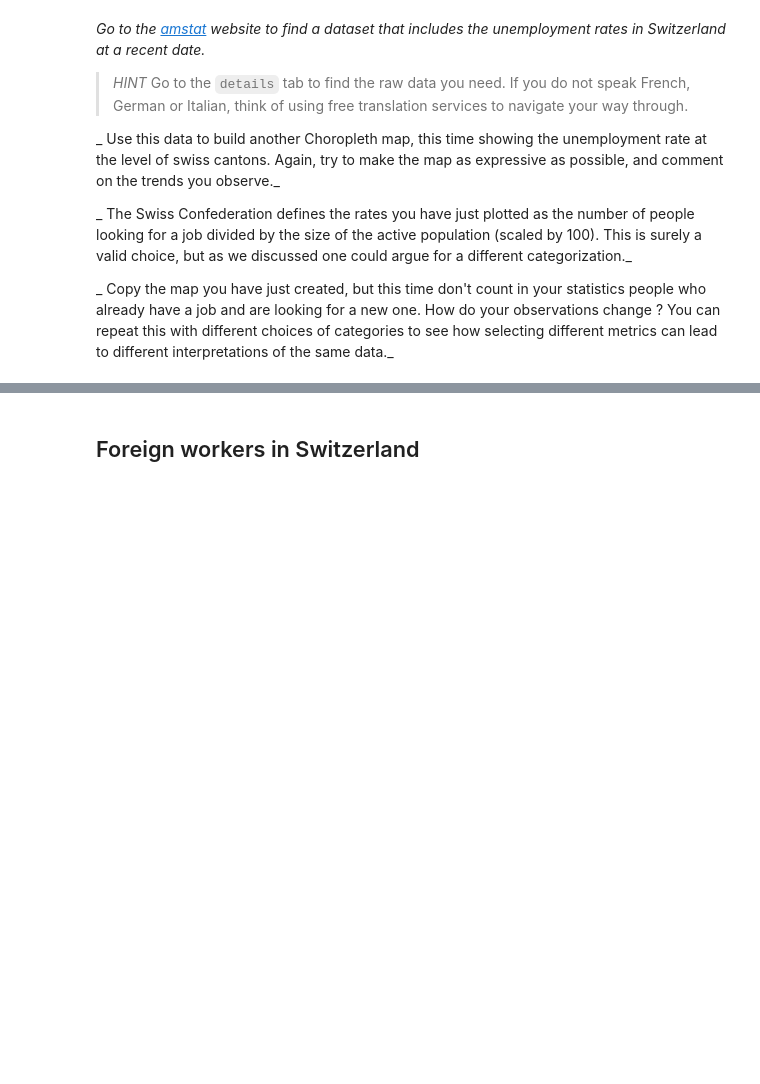
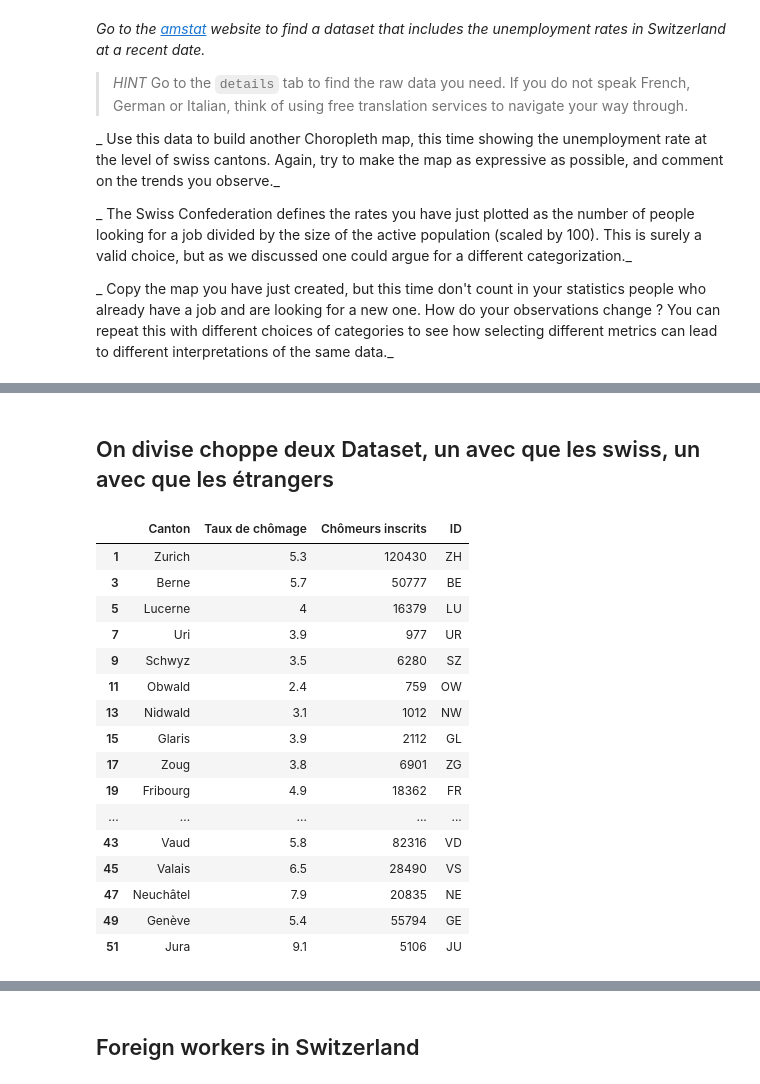
Before and after one commit to julied20/ada-2017, a Jupyter notebook: Homeworks/Homework03/Homework03.ipynb, the cells around one changed output, grey strips where cells are left out. Cells and saved outputs as stored; diff of their text form; code cells hidden in the pictures; blank space fills up the shorter version.

```diff
--- a/Homeworks/Homework03/Homework03.ipynb
+++ b/Homeworks/Homework03/Homework03.ipynb
@@ -167,0 +146,4 @@ canton_ID
+# %%
+TXT_PATH = 'data/question_2_3/swiss_unemployment.txt'
+switzerland_df = pd.read_table(TXT_PATH, ',')
+switzerland_df.head()
@@ -167,0 +158,18 @@ canton_ID
+# %%
+# Cleaning
+switzerland_df = switzerland_df.drop('Mois', 1)
+switzerland_df = switzerland_df.drop(switzerland_df.index[[0]])
+switzerland_df = switzerland_df.drop(switzerland_df.index[[len(switzerland_df) - 1]])
+switzerland_df = switzerland_df.rename(index=str, columns={ "Total" : "Taux de chômage", "Total.1" : "Chômeurs inscrits"});
+cols = [col for col in switzerland_df.columns if col  in ['Canton', 'Nationalité', 'Taux de chômage', 'Chômeurs inscrits']]
+switzerland_df = switzerland_df[cols]
+
+# Remove of the ' in the number of unemployed
+switzerland_df['Chômeurs inscrits'] = switzerland_df['Chômeurs inscrits'].str.replace("'", "")
+
+# String to float
+for index, row in switzerland_df.iterrows():
+    switzerland_df.loc[index, 'Taux de chômage'] = float(row['Taux de chômage'])
+    switzerland_df.loc[index, 'Chômeurs inscrits'] = float(row['Chômeurs inscrits'])
+
+switzerland_df.head()
@@ -167,0 +183,33 @@ canton_ID
+# %% [markdown]
+## On divise choppe deux Dataset, un avec que les swiss, un avec que les étrangers
+# %%
+# Swiss People
+foreign_peoples = switzerland_df.index[switzerland_df['Nationalité'] == 'Etrangers'].values
+swiss_df = switzerland_df.drop(foreign_peoples).drop('Nationalité', axis = 1)
+swiss_df['ID'] = cantons_ID
+
+# Foreign People
+swiss_peoples = switzerland_df.index[switzerland_df['Nationalité'] == 'Suisses'].values
+foreign_df = switzerland_df.drop(swiss_peoples).drop('Nationalité', axis = 1)
+foreign_df['ID'] = cantons_ID
+# %%
+swiss_df;
+foreign_df
+# %% [output]
+|  | Canton | Taux de chômage | Chômeurs inscrits | ID |
+| 1 | Zurich | 5.3 | 120430 | ZH |
+| 3 | Berne | 5.7 | 50777 | BE |
+| 5 | Lucerne | 4 | 16379 | LU |
+| 7 | Uri | 3.9 | 977 | UR |
+| 9 | Schwyz | 3.5 | 6280 | SZ |
+| 11 | Obwald | 2.4 | 759 | OW |
+| 13 | Nidwald | 3.1 | 1012 | NW |
+| 15 | Glaris | 3.9 | 2112 | GL |
+| 17 | Zoug | 3.8 | 6901 | ZG |
+| 19 | Fribourg | 4.9 | 18362 | FR |
+| ... | ... | ... | ... | ... |
+| 43 | Vaud | 5.8 | 82316 | VD |
+| 45 | Valais | 6.5 | 28490 | VS |
+| 47 | Neuchâtel | 7.9 | 20835 | NE |
+| 49 | Genève | 5.4 | 55794 | GE |
+| 51 | Jura | 9.1 | 5106 | JU |
```
Also changed, not shown: parts of 15 cells of this notebook.
